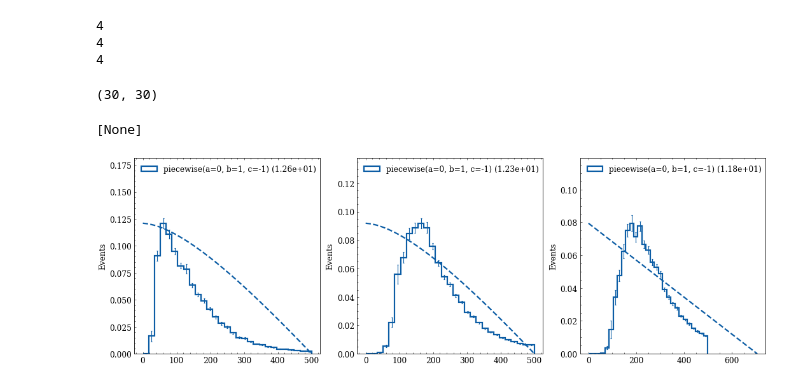
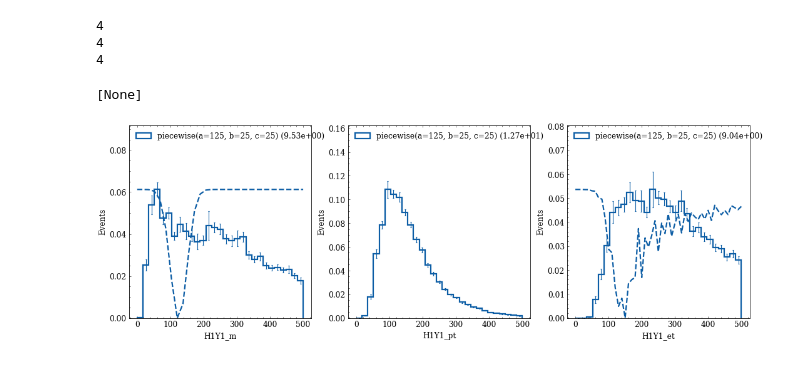
Before and after one commit to ekoenig4/analysis, a Jupyter notebook: jupyter/dev_rankers.ipynb, the cells around one changed output. Drawn from its saved outputs; the diff is of its cells as text; code cells hidden in the pictures.

```diff
--- a/jupyter/dev_rankers.ipynb
+++ b/jupyter/dev_rankers.ipynb
@@ -102,15 +96,11 @@ x, x2 = np.meshgrid(x, x2)
-# %%
-x.shape
-# %% [output]
-(30, 30)
 # %%
-normalize = lambda x : (x - np.min(x)) / (np.max(x) - np.min(x))
+normalize = lambda x, axis=None : (x - np.min(x, axis=axis)) / (np.max(x, axis=axis) - np.min(x, axis=axis))
 def plot_ranker(tree, ranker=None, figax=None):
     fig, ax = get_figax(figax)
     for a in ax.flatten():
         a.ex = getattr(a,'ex',a.twinx())
 
-    selected_hm, selected_pt = load_ranker(tree, ranker=ranker)
+    selected_hm, selected_pt, ranker_score = load_ranker(tree, ranker=ranker)
 
     x = np.linspace(0,500,30)
     x2 = np.linspace(0,500,30)
@@ -121,7 +111,7 @@ def plot_ranker(tree, ranker=None, figax=None):
     histo_m = Histo.from_array(selected_hm[:,0], bins=(0,500,30), weights=tree.scale, label=repr(ranker), histtype='step', linewidth=2, color=None, efficiency=True)
     ylim=(0, ak.max(histo_m.histo))
     ylim=(ylim[0], ylim[1] + 0.5*(ylim[1]-ylim[0]))
-    plot_histo(histo_m, figax=(fig, ax[0]), legend=True, ylim=ylim)
+    plot_histo(histo_m, figax=(fig, ax[0]), legend=True, ylim=ylim, xlabel='H1Y1_m')
 
     y1 = Y.mean(axis=0)
     y1 = normalize(y1)
@@ -132,7 +122,7 @@ def plot_ranker(tree, ranker=None, figax=None):
     histo_pt = Histo.from_array(selected_pt[:,0], bins=(0,500,30), weights=tree.scale, label=repr(ranker), histtype='step', linewidth=2, color=None, efficiency=True)
     ylim=(0, ak.max(histo_pt.histo))
     ylim=(ylim[0], ylim[1] + 0.5*(ylim[1]-ylim[0]))
-    plot_histo(histo_pt, figax=(fig, ax[1]), legend=True, ylim=ylim)
+    plot_histo(histo_pt, figax=(fig, ax[1]), legend=True, ylim=ylim, xlabel='H1Y1_pt')
 
     y2 = Y.mean(axis=1)
     y2 = normalize(y2)
@@ -144,33 +134,52 @@ def plot_ranker(tree, ranker=None, figax=None):
     histo_e = Histo.from_array(np.sqrt(selected_hm[:,0]**2 + selected_pt[:,0]**2), bins=(0,500,30), weights=tree.scale, label=repr(ranker), histtype='step', linewidth=2, color=None, efficiency=True)
     ylim=(0, ak.max(histo_e.histo))
     ylim=(ylim[0], ylim[1] + 0.5*(ylim[1]-ylim[0]))
-    plot_histo(histo_e, figax=(fig, ax[2]), legend=True, ylim=ylim)
+    plot_histo(histo_e, figax=(fig, ax[2]), legend=True, ylim=ylim, xlabel='H1Y1_et')
 
-    E = np.sqrt(X**2 + X2**2)
+    E = np.round(np.sqrt(X**2 + X2**2), decimals=-1).reshape(-1)
+    Y = Y.reshape(-1)
+
     e = np.unique(E)
     e.sort()
     y3 = np.array([ Y[E==e_i].mean() for e_i in e ])
+
+    y3 = y3[e<=500]
+    e = e[e<=500]
+
     y3 = normalize(y3)
+
+
     ylim=(0, 1.5)
     graph_array(e, y3, g_color=histo_pt.kwargs['color'], g_linestyle='--', ylabel='rank score', ylim=ylim, figax=(fig, ax[2].ex))
     ax[2].ex.get_yaxis().set_visible(False)
 # %%
 class piecewise:
-    def __init__(self, a=1, b=1, c=1):
+    def __init__(self, a=1, b=1, c=1, attract=False, z=None, transform=None):
         self.a = a
         self.b = b
         self.c = c
+        self.attract = attract
+
+        if z is None: z = lambda x, y: x
+        if transform is None: transform = lambda r : r
+
+        self.z = z
+        self.transform = transform
     def __repr__(self):
         return 'piecewise(a={}, b={}, c={})'.format(self.a, self.b, self.c)
     def __call__(self, x, y):
-        # x=y
-        x = np.sqrt(x**2 + y**2)
-        x = (x - self.a)
-        x = ak.where(x < 0, x/self.b, x/self.c)
-        return ak.sum(x, axis=1)
+        z = self.z(x, y)
+        z = (z - self.a)
+        z = ak.where(z < 0, z/self.b, z/self.c)
+        r = np.sqrt(np.sum(z**2, axis=1))
+        r = self.transform(r)
+
+        if self.attract:
+            return -r
+        return r
 # %%
 figax = study.get_figax(nvar=3, dim=-1)
-bkg.apply(lambda t : plot_ranker(t, ranker=piecewise(a=0, b=1, c=-1), figax=figax))
+bkg.apply(lambda t : plot_ranker(t, ranker=piecewise(a=125, b=25, c=25, transform=lambda r : 1-np.exp(-0.5*r**2)), figax=figax))
 # %% [output]
 [None]
-[figure, old version]
+[figure, new version]
```
Also changed, not shown: parts of 6 cells of this notebook, 12 other files.
